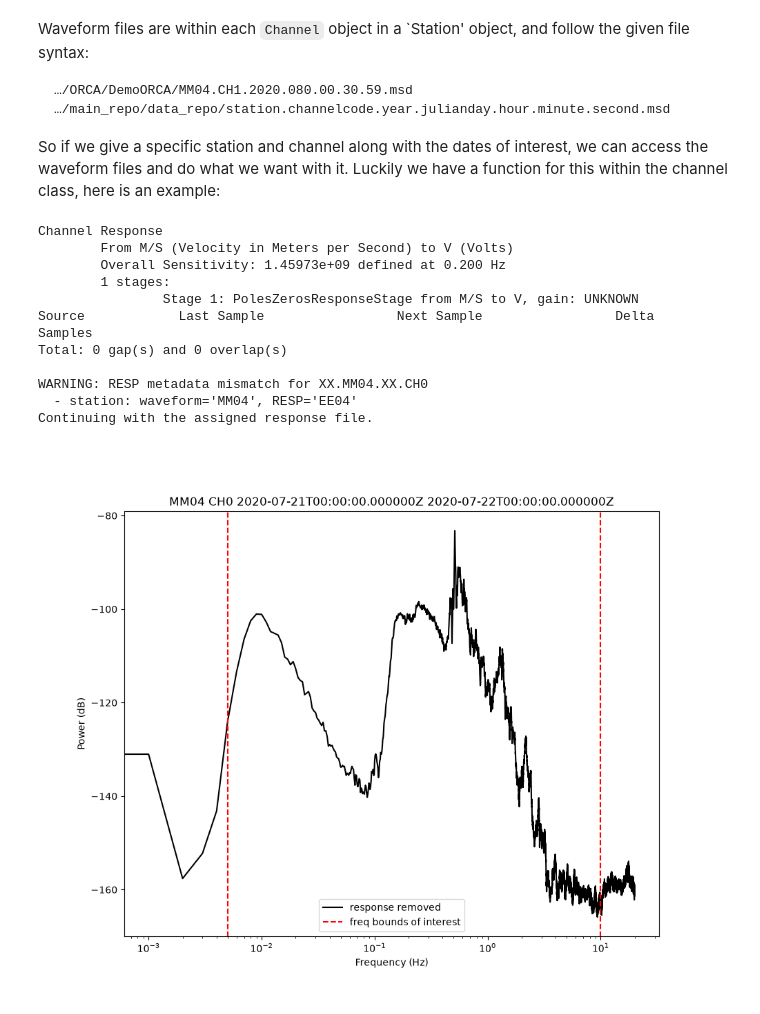
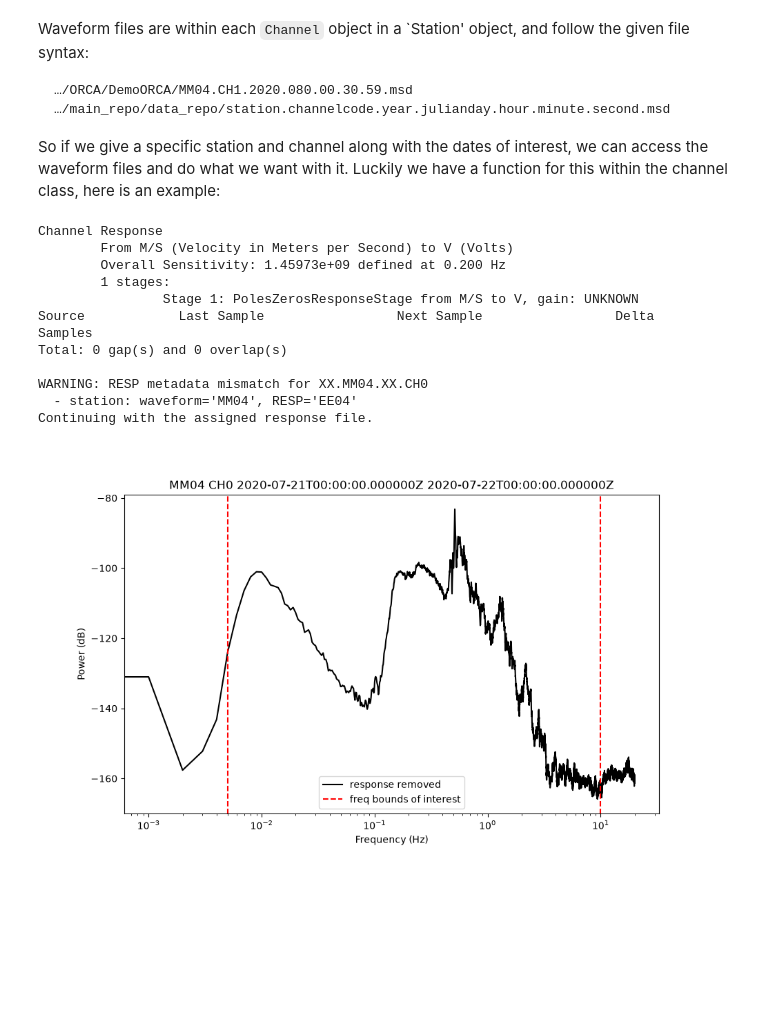
Before and after one commit to nico-valencia/LOBSTER, a Jupyter notebook: examples/example.ipynb, the cells around one changed output. Saved outputs shown, nothing was run; the diff lists cells and outputs as text; code cells hidden in the pictures; blank space fills up the shorter version.

```diff
--- a/examples/example.ipynb
+++ b/examples/example.ipynb
@@ -118,32 +118,32 @@ day_of_data.detrend(type="demean")
 day_of_data.detrend(type="linear")
 day_of_data = remove_response(day_of_data.copy(),inventory=inventory)
 
 psd = calculate_psd(day_of_data,sampling_rate=day_of_data.stats.sampling_rate)
 psd_in_db = 10*np.log10(psd[1])
 
 data = day_of_data.data
 times = day_of_data.times("matplotlib")
 
 
-plt.figure(figsize=(10,8))
+plt.figure(figsize=(10,6))
 plt.title(f"MM04 CH0 {str(day_start_date)} {str(day_end_date)}")
 plt.semilogx(psd[0],psd_in_db,c='black',label='response removed')
 plt.xlabel("Frequency (Hz)")
 plt.ylabel("Power (dB)")
 plt.axvline(x=0.005,ymin=-100,ymax=100,c='red',linestyle='--')
 plt.axvline(x=10,ymin=-100,ymax=100,label='freq bounds of interest',c='red',linestyle='--')
 plt.legend()
 plt.show()
 # %% [output]
 Channel Response
         From M/S (Velocity in Meters per Second) to V (Volts)
         Overall Sensitivity: 1.45973e+09 defined at 0.200 Hz
         1 stages:
                 Stage 1: PolesZerosResponseStage from M/S to V, gain: UNKNOWN
 Source            Last Sample                 Next Sample                 Delta           Samples
 Total: 0 gap(s) and 0 overlap(s)
 
 WARNING: RESP metadata mismatch for XX.MM04.XX.CH0
   - station: waveform='MM04', RESP='EE04'
 Continuing with the assigned response file.
-[figure, old version]
+[figure, new version]
```
Also changed, not shown: parts of 2 cells of this notebook, 1 other file.
